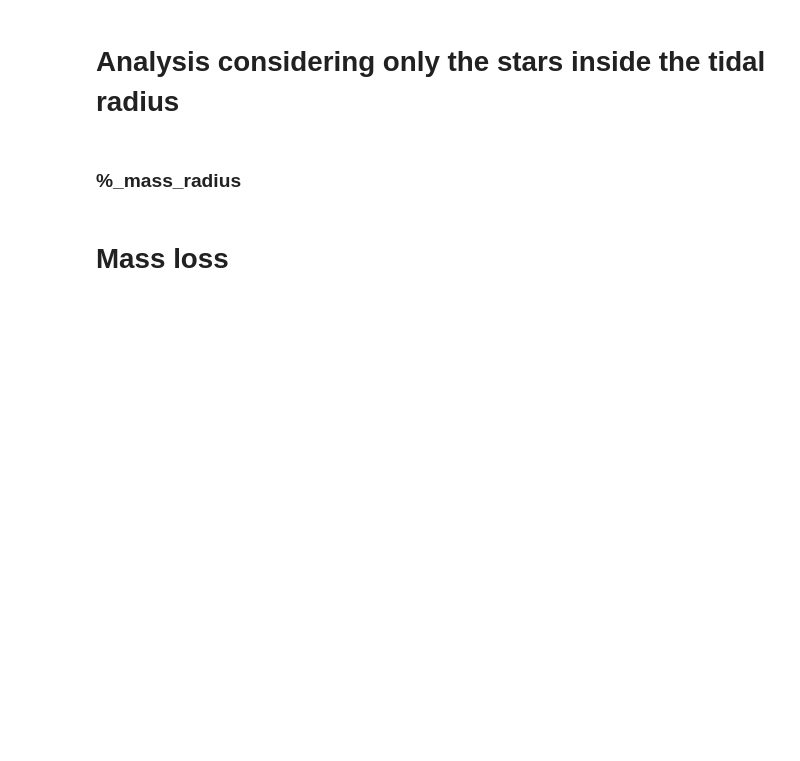
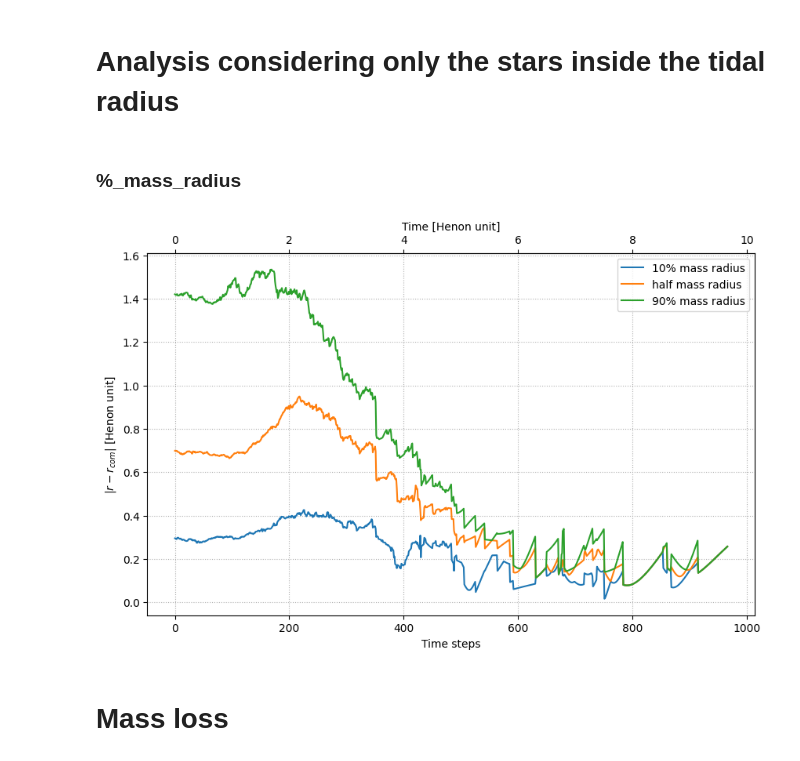
Before and after one commit to Berto70/pod_compastro23, a Jupyter notebook: Project/Analysis.ipynb, the cells around one changed output. Drawn from its saved outputs; the diff is of its cells as text; code cells hidden in the pictures; blank space fills up the shorter version.

```diff
--- a/Project/Analysis.ipynb
+++ b/Project/Analysis.ipynb
@@ -176,34 +179,36 @@ for i in range(len(position)):
 
 tenperc_mass_radius = []
 half_mass_radius = []
 ninethyperc_mass_radius = []
 
 for time in range(int(len(position_comFoR))):
     position_comFoR_flagged = position_comFoR[time][flag_history[time]]
     N_flagged = len(position_comFoR_flagged)
     current_radius = np.linalg.norm(position_comFoR[time], axis=1)
     sorted_radius = sorted(current_radius)
     tenperc_mass_radius.append(sorted_radius[int(N_flagged/10)])
     half_mass_radius.append(sorted_radius[int(N_flagged/2)])
     ninethyperc_mass_radius.append(sorted_radius[int(9*N_flagged/10)])
 
 fig = plt.figure(figsize=(10, 6))
 ax = fig.add_subplot()
 ax.plot(tenperc_mass_radius, label='10% mass radius')
 ax.plot(half_mass_radius, label='half mass radius')
 ax.plot(ninethyperc_mass_radius, label='90% mass radius')
 
 ax.legend()
 ax.grid(linestyle='dotted')
 ax.set_xlabel('Time steps')
 f = lambda x: x*0.01
 g = lambda x: x/0.01
 ax2 = ax.secondary_xaxis("top", functions=(f, g))
 ax2.set_xlabel("Time [Henon unit]")
 ax.set_ylabel(r'$|r - r_{com}|$ [Henon unit]')
-ax.set_title('Radii containing a given amount of mass')
+# ax.set_title('Radii containing a given amount of mass')
 # ax.set_ylim(0.0, 1.6)
 fig.savefig(fname=f'/ca23/ext_volume/pod_compastro23/Project/Images/{e}/r_perc_mass_{N}_InitialPos_{initial_position}_e_{e}.png', bbox_inches='tight')
+# %% [output]
+[figure, added]
 # %% [markdown]
 # Mass loss
 # %%
```
Also changed, not shown: parts of 15 cells of this notebook, 15 other files.
